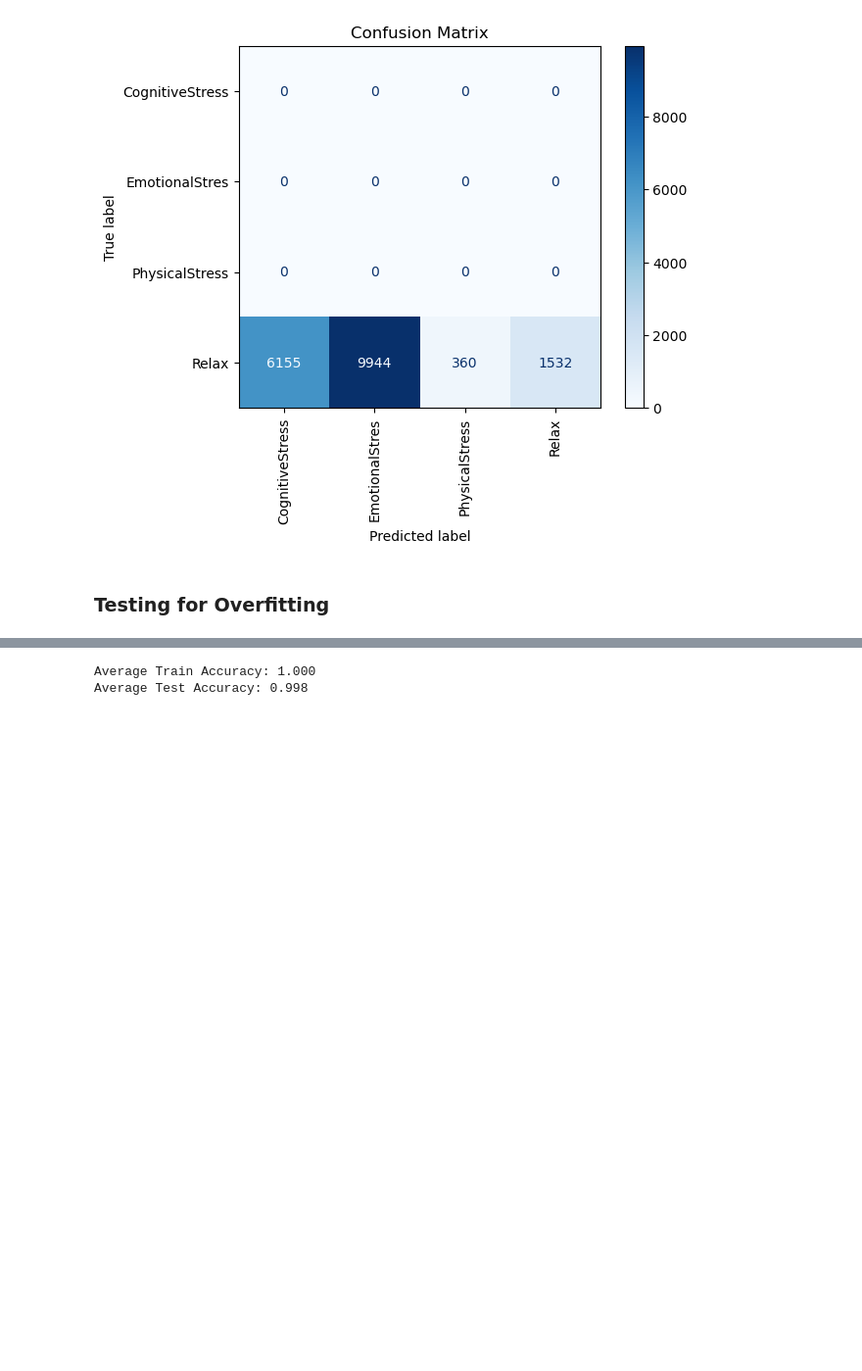
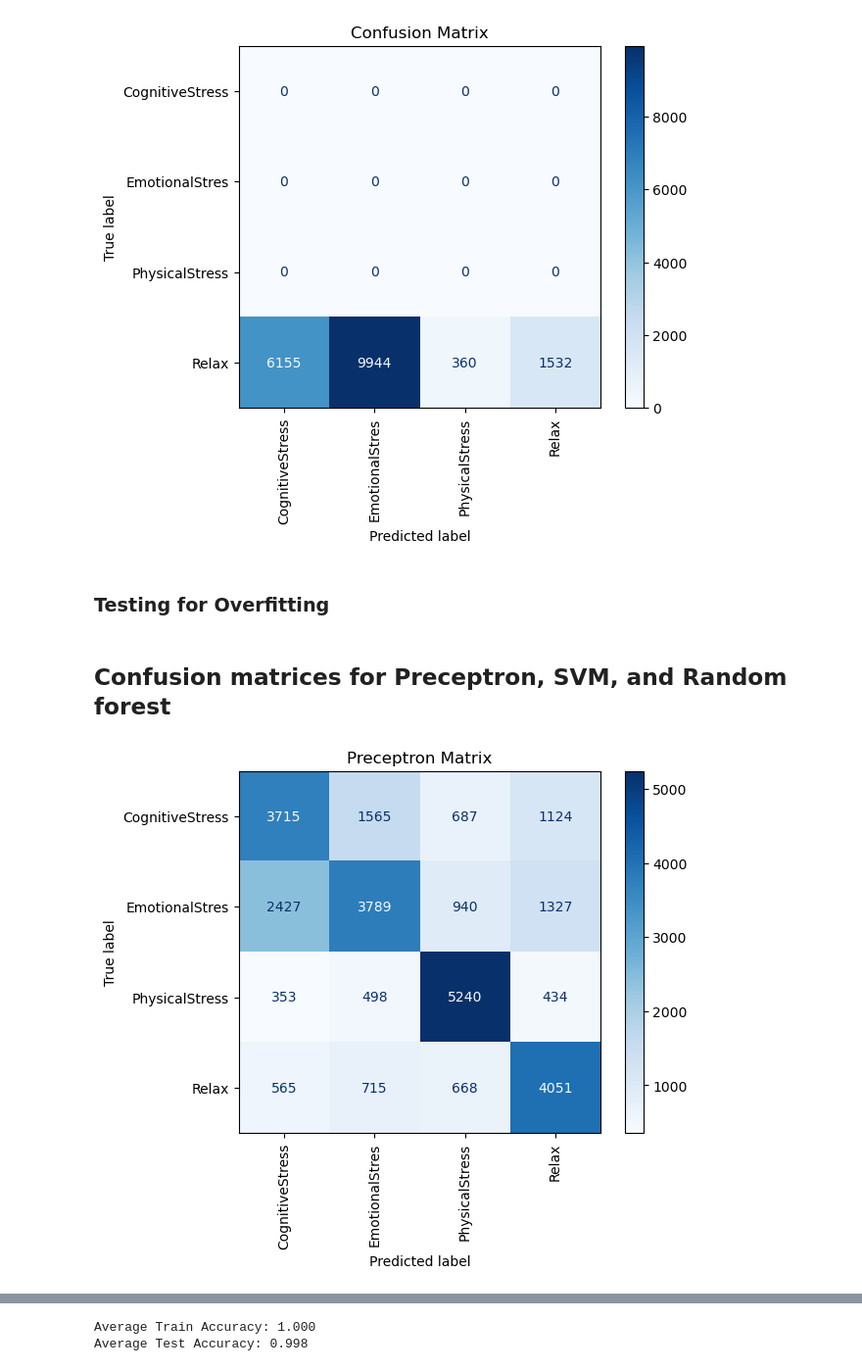
Before and after one commit to Yasmina-Mahdy/Machine-Project, a Jupyter notebook: main.ipynb, the cells around one changed output, grey strips where cells are left out. Shown at 98% size. Drawn from its saved outputs; the diff is of its cells as text; code cells hidden in the pictures; blank space fills up the shorter version.

Commit message:
confusion matirx

```diff
--- a/main.ipynb
+++ b/main.ipynb
@@ -3109,3 +3109,45 @@ Average F1-Score: 0.134
 [figure]
 # %% [markdown]
 ### Testing for Overfitting
+# %% [markdown]
+## Confusion matrices for Preceptron, SVM, and Random forest
+# %%
+def preceptron_all_confusion(data, norm=False, window=1):
+    all_preds = []
+    all_true = []
+
+    for i in range(20):
+        leave_one_out = np.vstack([data[j] for j in range(20) if j != i])
+
+        if window == 1:
+            X_train, y_train = leave_one_out[:, :-1].astype(float), leave_one_out[:, -1]
+            X_test, y_test = data[i][:, :-1].astype(float), data[i][:, -1]
+        else:
+            X_train, y_train = window_data(leave_one_out, window)
+            X_test, y_test = window_data(data[i], window)
+
+        if norm:
+            X_train, X_test = normalize_data(X_train, X_test)
+
+        y_pred = preceptron(2000,0.01,X_train,X_test,y_train)
+
+        all_preds.extend(y_pred)
+        all_true.extend(y_test)
+
+    report_dict = classification_report(all_true, all_preds, output_dict=True, zero_division=0)
+    macro_avg = report_dict['macro avg']
+    accuracy = accuracy_score(all_true, all_preds)
+
+    avg_precision = macro_avg['precision']
+    avg_recall = macro_avg['recall']
+    avg_f1_score = macro_avg['f1-score']
+
+    cm = confusion_matrix(all_true, all_preds)
+    disp = ConfusionMatrixDisplay(confusion_matrix=cm, display_labels=classes)
+    disp.plot(cmap='Blues', xticks_rotation='vertical')
+    plt.title("Preceptron Matrix")
+    plt.show()
+# %%
+preceptron_all_confusion(all_sub_info_p_balanced, norm=True, window=1)
+# %% [output]
+[figure, added]
```
Also changed, not shown: parts of 4 cells of this notebook.
